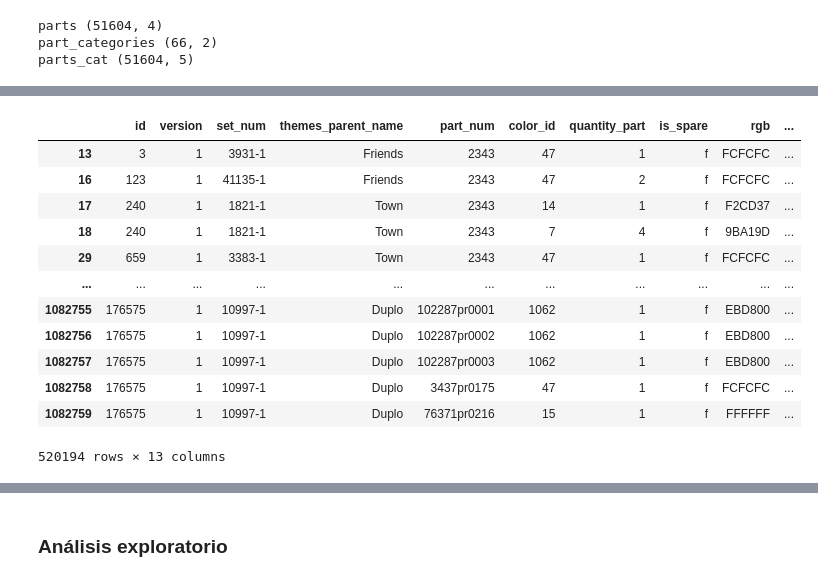
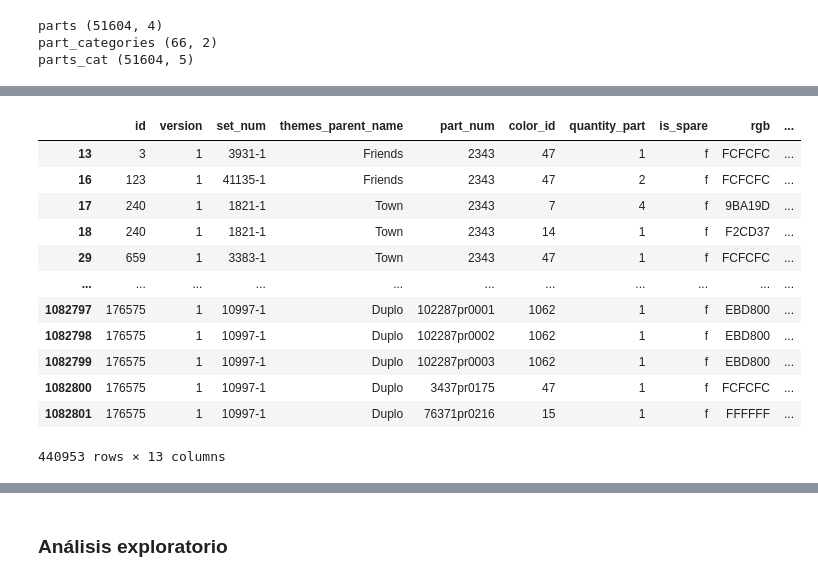
Before and after one commit to BenjaSar/AdD, a Jupyter notebook: TP_Integrador_AdD(ordenado).ipynb, the cells around one changed output, grey strips where cells are left out. Cells and saved outputs as stored; diff of their text form; code cells hidden in the pictures.

```diff
--- a/TP_Integrador_AdD(ordenado).ipynb
+++ b/TP_Integrador_AdD(ordenado).ipynb
@@ -799,3 +803,6 @@ df_final_completo
+# %%
+subset_df = df_final_completo[['set_num', 'themes_parent_name']]
+grouped_df = subset_df.groupby('set_num').first().reset_index()
 # %%
 top_tematica = 10
 
@@ -811,18 +818,18 @@ plt.show()
 # %%
-df_final = df_final_completo[df_final_completo['themes_parent_name'].isin(df_final_completo['themes_parent_name'].value_counts()[:top_tematica].index)]
+df_final = df_final_completo[df_final_completo['themes_parent_name'].isin(grouped_df['themes_parent_name'].value_counts()[:top_tematica].index)]
 df_final
 # %% [output]
 |  | id | version | set_num | themes_parent_name | part_num | color_id | quantity_part | is_spare | rgb | ... |
 | 13 | 3 | 1 | 3931-1 | Friends | 2343 | 47 | 1 | f | FCFCFC | ... |
 | 16 | 123 | 1 | 41135-1 | Friends | 2343 | 47 | 2 | f | FCFCFC | ... |
-| 17 | 240 | 1 | 1821-1 | Town | 2343 | 14 | 1 | f | F2CD37 | ... |
-| 18 | 240 | 1 | 1821-1 | Town | 2343 | 7 | 4 | f | 9BA19D | ... |
+| 17 | 240 | 1 | 1821-1 | Town | 2343 | 7 | 4 | f | 9BA19D | ... |
+| 18 | 240 | 1 | 1821-1 | Town | 2343 | 14 | 1 | f | F2CD37 | ... |
 | 29 | 659 | 1 | 3383-1 | Town | 2343 | 47 | 1 | f | FCFCFC | ... |
 | ... | ... | ... | ... | ... | ... | ... | ... | ... | ... | ... |
-| 1082755 | 176575 | 1 | 10997-1 | Duplo | 102287pr0001 | 1062 | 1 | f | EBD800 | ... |
-| 1082756 | 176575 | 1 | 10997-1 | Duplo | 102287pr0002 | 1062 | 1 | f | EBD800 | ... |
-| 1082757 | 176575 | 1 | 10997-1 | Duplo | 102287pr0003 | 1062 | 1 | f | EBD800 | ... |
-| 1082758 | 176575 | 1 | 10997-1 | Duplo | 3437pr0175 | 47 | 1 | f | FCFCFC | ... |
-| 1082759 | 176575 | 1 | 10997-1 | Duplo | 76371pr0216 | 15 | 1 | f | FFFFFF | ... |
+| 1082797 | 176575 | 1 | 10997-1 | Duplo | 102287pr0001 | 1062 | 1 | f | EBD800 | ... |
+| 1082798 | 176575 | 1 | 10997-1 | Duplo | 102287pr0002 | 1062 | 1 | f | EBD800 | ... |
+| 1082799 | 176575 | 1 | 10997-1 | Duplo | 102287pr0003 | 1062 | 1 | f | EBD800 | ... |
+| 1082800 | 176575 | 1 | 10997-1 | Duplo | 3437pr0175 | 47 | 1 | f | FCFCFC | ... |
+| 1082801 | 176575 | 1 | 10997-1 | Duplo | 76371pr0216 | 15 | 1 | f | FFFFFF | ... |
-520194 rows × 13 columns
+440953 rows × 13 columns
 # %%
```
Also changed, not shown: parts of 57 cells of this notebook.
